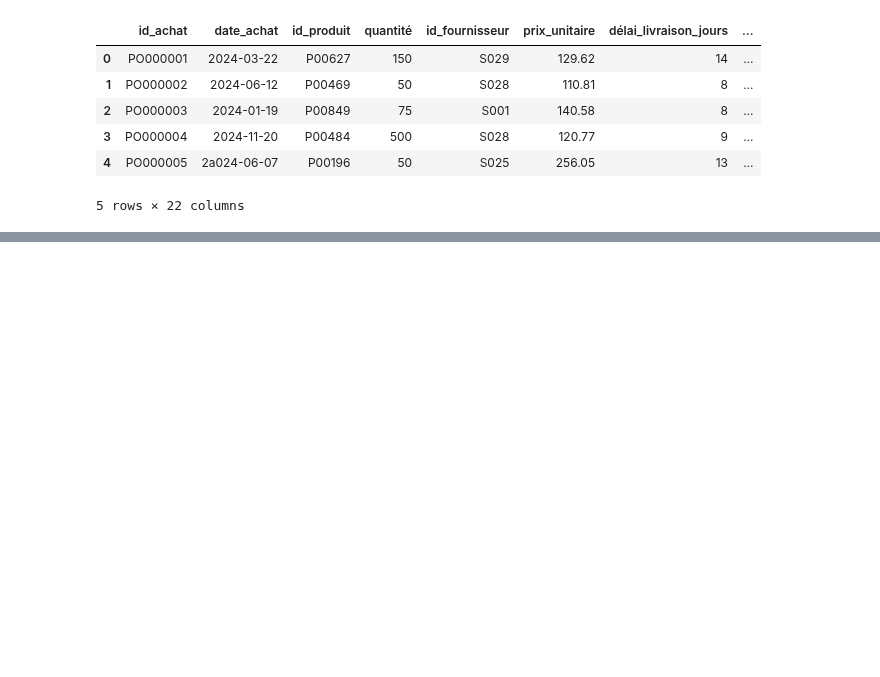
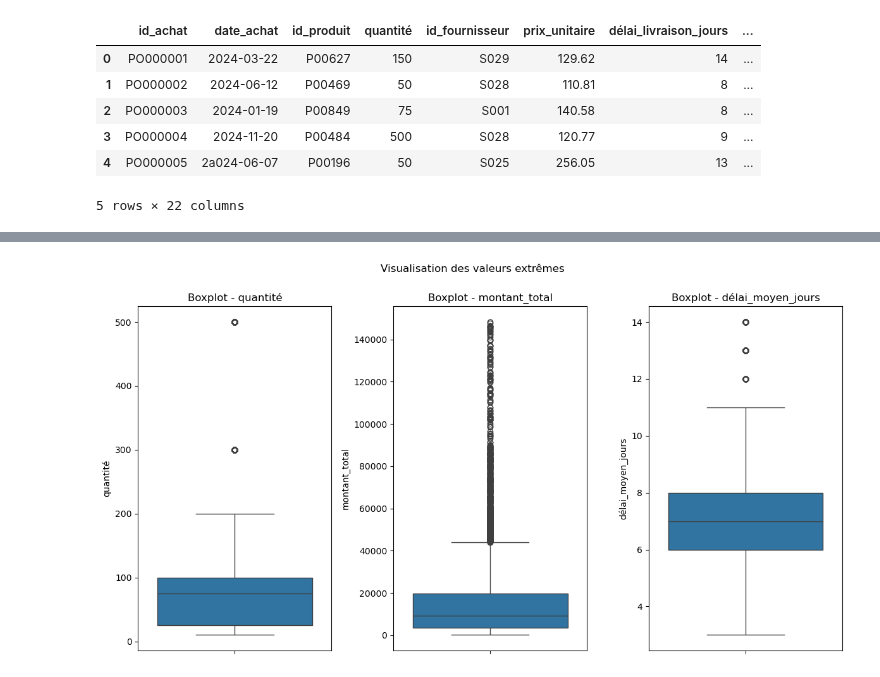
Before and after one commit to Fanaingamampiandra/Projet_Supply_chain, a Jupyter notebook: code/ML_fournisseur_entreprise.ipynb, the cells around one changed output, grey strips where cells are left out. Drawn from its saved outputs; the diff is of its cells as text; code cells hidden in the pictures; blank space fills up the shorter version.

```diff
--- a/code/ML_fournisseur_entreprise.ipynb
+++ b/code/ML_fournisseur_entreprise.ipynb
@@ -16,3 +16,15 @@ df.head()
 | 3 | PO000004 | 2024-11-20 | P00484 | 500 | S028 | 120.77 | 9 | ... |
 | 4 | PO000005 | 2a024-06-07 | P00196 | 50 | S025 | 256.05 | 13 | ... |
 5 rows × 22 columns
+# %%
+# Étape 1 : Correction des anomalies
+# Corriger les dates invalides
+df['date_achat'] = pd.to_datetime(df['date_achat'], errors='coerce')
+
+# Étape 2 : Vérification et correction des types
+df['fiabilité'] = pd.to_numeric(df['fiabilité'], errors='coerce')
+
+# Étape 3 : Création de nouvelles colonnes
+df['écart_délai'] = df['délai_livraison_jours'] - df['délai_moyen_jours']
+
+df
@@ -18,0 +100,19 @@ df.head()
+# %%
+import seaborn as sns
+import matplotlib.pyplot as plt
+
+# Sélection des 3 variables avec le plus d'outliers
+top_outlier_cols = extremes_df.head(3).index.tolist()
+
+# Création de boxplots pour visualiser les valeurs extrêmes
+plt.figure(figsize=(12, 6))
+for i, col in enumerate(top_outlier_cols, 1):
+    plt.subplot(1, 3, i)
+    sns.boxplot(y=df[col])
+    plt.title(f"Boxplot - {col}")
+    plt.tight_layout()
+
+plt.suptitle("Visualisation des valeurs extrêmes", y=1.05)
+plt.show()
+# %% [output]
+[figure, added]
```
Also changed, not shown: parts of 24 cells of this notebook.
